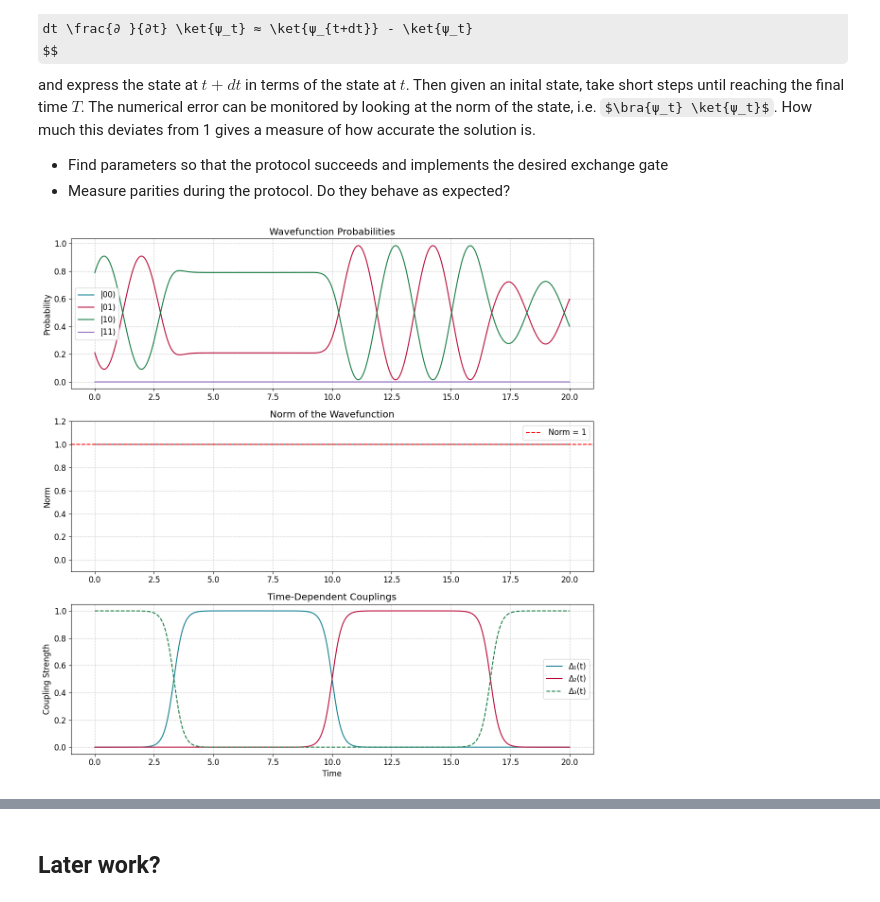
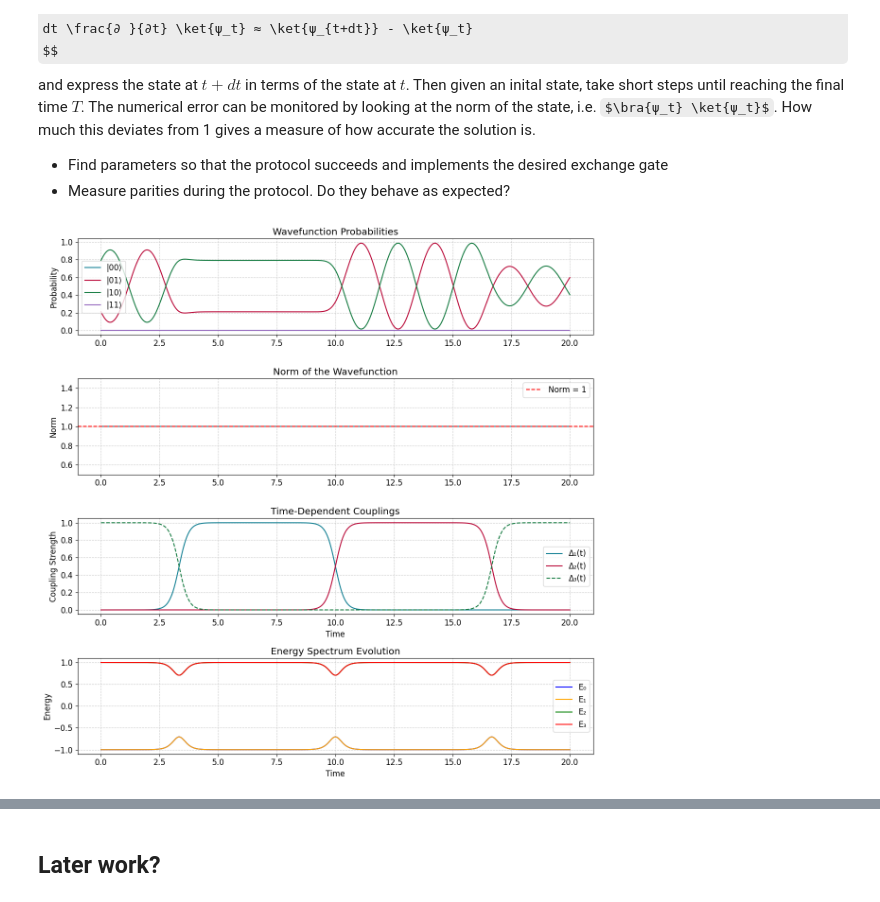
Before and after one commit to hishemok/FYS5419, a Jupyter notebook: Project_2/Braiding_project.ipynb, the cells around one changed output, grey strips where cells are left out. Drawn from its saved outputs; the diff is of its cells as text; code cells hidden in the pictures; some formulas as TeX source.

```diff
--- a/Project_2/Braiding_project.ipynb
+++ b/Project_2/Braiding_project.ipynb
@@ -558,15 +557,16 @@ def evolve_wavefunction(psi0 ,T_total, Delta_max, Delta_min, s, width,g0,g1,g2,g
 
 
     evals = np.zeros((n_steps, 4))  # Store all 4 eigenvalues
+    e_vecs = np.zeros((n_steps, 4, 4), dtype=np.complex128)  # Store eigenvectors
 
-    parities_mode1 = np.zeros(n_steps,dtype=np.complex128)
-    parities_mode2 = np.zeros(n_steps,dtype=np.complex128)
-    parities_mode3 = np.zeros(n_steps,dtype=np.complex128)
+    # Initial Hamiltonian
+    H, (Δ1, Δ2, Δ3) = build_hamiltonian(times[0], T_total, Delta_max, Delta_min, s, width, g0, g1, g2, g3)
+    evals[0], e_vecs[0] = np.linalg.eigh(H)
+
 
     for i in range(1, n_steps):
         H, (Δ1, Δ2, Δ3) = build_hamiltonian(times[i], T_total, Delta_max, Delta_min, s, width, g0, g1, g2, g3)
-        e_vals = np.linalg.eigvalsh(H)
-        evals[i] = e_vals
+        evals[i], e_vecs[i] = np.linalg.eigh(H)
         psi[i] = expm(-1j * H * dt)  @ psi[i-1] #        psi[i] = expm(-1j * H * dt)  @ psi[i-1] #
 
         norm = np.linalg.norm(psi[i])
@@ -574,24 +574,17 @@ def evolve_wavefunction(psi0 ,T_total, Delta_max, Delta_min, s, width,g0,g1,g2,g
         norms[i] = norm
         couplings[i] = np.array([Δ1, Δ2, Δ3])
 
-        parities_mode1[i] = np.vdot(psi[i], (1j*g0@g1)@psi[i])
-        parities_mode2[i] = np.vdot(psi[i], (1j*g1@g2)@psi[i])
-        parities_mode3[i] = np.vdot(psi[i], (1j*g0@g3)@psi[i])
+    couplings[0] = couplings[1]
+    evals[0] = evals[1]  # Set initial values for couplings and evals
+    norms[0] = norms[1]  # Set initial norm
 
-    couplings[0] = couplings[1]
-    parities_mode1[0] = parities_mode1[1]
-    parities_mode2[0] = parities_mode2[1]
-    parities_mode3[0] = parities_mode3[1]
+    return times, psi, norms, couplings, evals, e_vecs
 
-    parities = np.array([parities_mode1, parities_mode2, parities_mode3])
-
-    return times, psi, norms, couplings, parities
-
-def plot_evolution(times, psi, norms, couplings,parities):
+def plot_evolution(times, psi, norms, couplings,evals):
     plt.figure(figsize=(12, 12))
 
     # Plot wavefunction probabilities
-    plt.subplot(3, 1, 1)
+    plt.subplot(4, 1, 1)
     plt.plot(times, np.abs(psi[:, 0])**2, label='|00⟩')
     plt.plot(times, np.abs(psi[:, 1])**2, label='|01⟩')
     plt.plot(times, np.abs(psi[:, 2])**2, label='|10⟩')
@@ -602,78 +595,58 @@ def plot_evolution(times, psi, norms, couplings,parities):
     plt.legend()
 
     # Plot norm
-    plt.subplot(3, 1, 2)
+    plt.subplot(4, 1, 2)
     plt.plot(times, norms)
     plt.axhline(1, color='r', linestyle='--', label='Norm = 1')
     # plt.xlabel('Time')
     plt.ylabel('Norm')
-    plt.ylim(-0.1, 1.2)
+    plt.ylim(0.5, 1.5)
     plt.title('Norm of the Wavefunction')
     plt.legend()
 
     # Plot couplings
-    plt.subplot(3, 1, 3)
+    plt.subplot(4, 1, 3)
     labels = ['Δ₁(t)', 'Δ₂(t)', 'Δ₃(t)']
     linestyles = ['-', '-', '--']
     for i in range(3):
         plt.plot(times, couplings[:, i], label=labels[i], linestyle=linestyles[i])
     plt.xlabel('Time')
     plt.ylabel('Coupling Strength')
     plt.title('Time-Dependent Couplings')
     plt.legend()
 
-    plt.tight_layout()
-    plt.show()
-
-    # plot parities
-    plt.figure(figsize=(12, 6))
-    plt.subplot(3,1,1)
-    plt.plot(times, parities[0].real, label='Parity Mode 1')
-    plt.ylabel('Parity Mode 1')
-
-    plt.subplot(3,1,2)
-    plt.plot(times, parities[1].real, label='Parity Mode 2')
-    plt.ylabel('Parity Mode 2')
-
-    plt.subplot(3,1,3)
-    plt.plot(times, parities[2].real, label='Parity Mode 3')
-    plt.ylabel('Parity Mode 3')
+    #plot evals
+    plt.subplot(4, 1, 4)
+    plt.plot(times, evals[:, 0], label='E₀', color='blue')
+    plt.plot(times, evals[:, 1], label='E₁', color='orange')
+    plt.plot(times, evals[:, 2], label='E₂', color='green')
+    plt.plot(times, evals[:, 3], label='E₃', color='red')
     plt.xlabel('Time')
+    plt.ylabel('Energy')
+    plt.title('Energy Spectrum Evolution')
+    plt.legend()
     plt.tight_layout()
     plt.show()
 
 
 
 g0, g1 = majorana_ops(0, 2)  # γ₀, γ₁
 g2, g3 = majorana_ops(1, 2)  # γ₂, γ₃
 
 
 
 T_total = 20.0
 Delta_max = 1.0
 Delta_min = 0.0
 s = 5.0
 width = T_total/3
 
 psi0 = Delta_max * np.array([0,1j*(np.sqrt(3) - 1), -1j+1,0], dtype=np.complex128)  # Initial state |01⟩
 psi0 /= np.linalg.norm(psi0)  # Normalize the initial state
 
 
-# Parameters
-params = {
-    'T_total': T_total,
-    'Delta_max': Delta_max,
-    'Delta_min': Delta_min,
-    's': s,
-    'width': width,
-    'g0': g0,
-    'g1': g1,
-    'g2': g2,
-    'g3': g3,
-    'n_points': 1000
-}
-
-times, psi, norms, couplings, parities = evolve_wavefunction(psi0, T_total, Delta_max, Delta_min, s, width, g0, g1, g2, g3, n_steps=1000)
-plot_evolution(times, psi, norms, couplings, parities)
+#
+times, psi, norms, couplings, evals, evecs = evolve_wavefunction(psi0, T_total, Delta_max, Delta_min, s, width, g0, g1, g2, g3, n_steps=1000)
+plot_evolution(times, psi, norms, couplings,evals)
 # %% [output]
-[figure, old version]
+[figure, new version]
```
Also changed, not shown: parts of 13 cells of this notebook.
